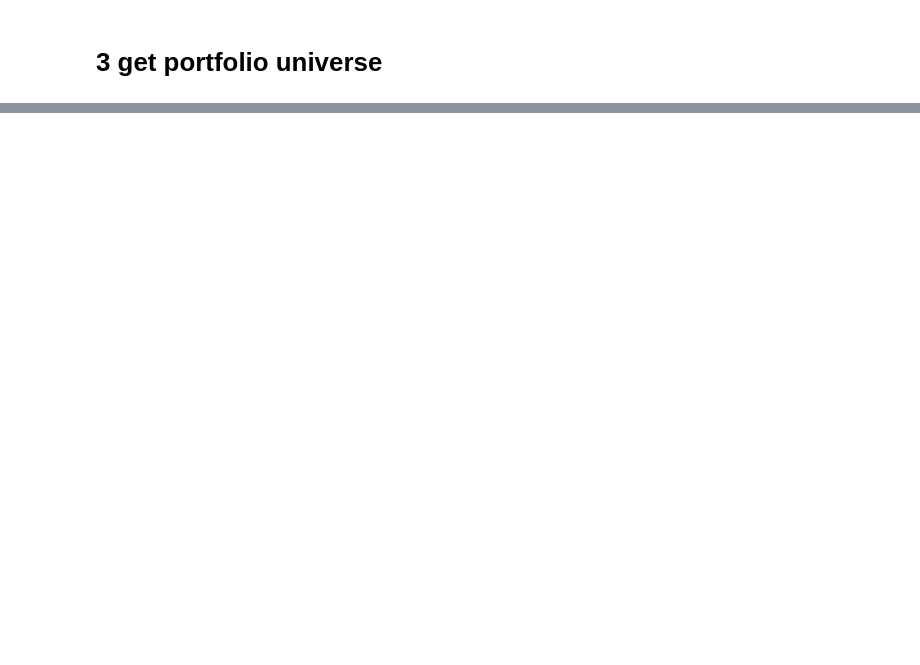
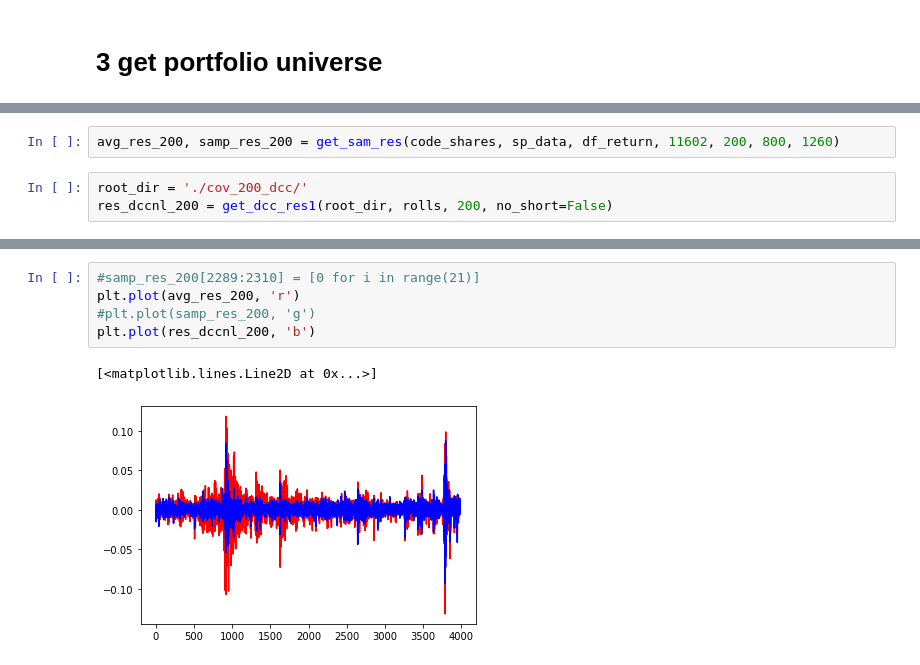
Before and after one commit to panyiming/covariance_metrics, a Jupyter notebook: data/portfolios.ipynb, the cells around one changed output, grey strips where cells are left out. Drawn from its saved outputs; the diff is of its cells as text; blank space fills up the shorter version.

```diff
--- a/data/portfolios.ipynb
+++ b/data/portfolios.ipynb
@@ -243,0 +310,5 @@ plt.show()
+# %%
+avg_res_200, samp_res_200 = get_sam_res(code_shares, sp_data, df_return, 11602, 200, 800, 1260)
+# %%
+root_dir = './cov_200_dcc/'
+res_dccnl_200 = get_dcc_res1(root_dir, rolls, 200, no_short=False)
@@ -243,0 +326,8 @@ plt.show()
+# %%
+#samp_res_200[2289:2310] = [0 for i in range(21)]
+plt.plot(avg_res_200, 'r')
+#plt.plot(samp_res_200, 'g')
+plt.plot(res_dccnl_200, 'b')
+# %% [output]
+[<matplotlib.lines.Line2D at 0x...>]
+[figure, added]
```
Also changed, not shown: parts of 14 cells of this notebook.
